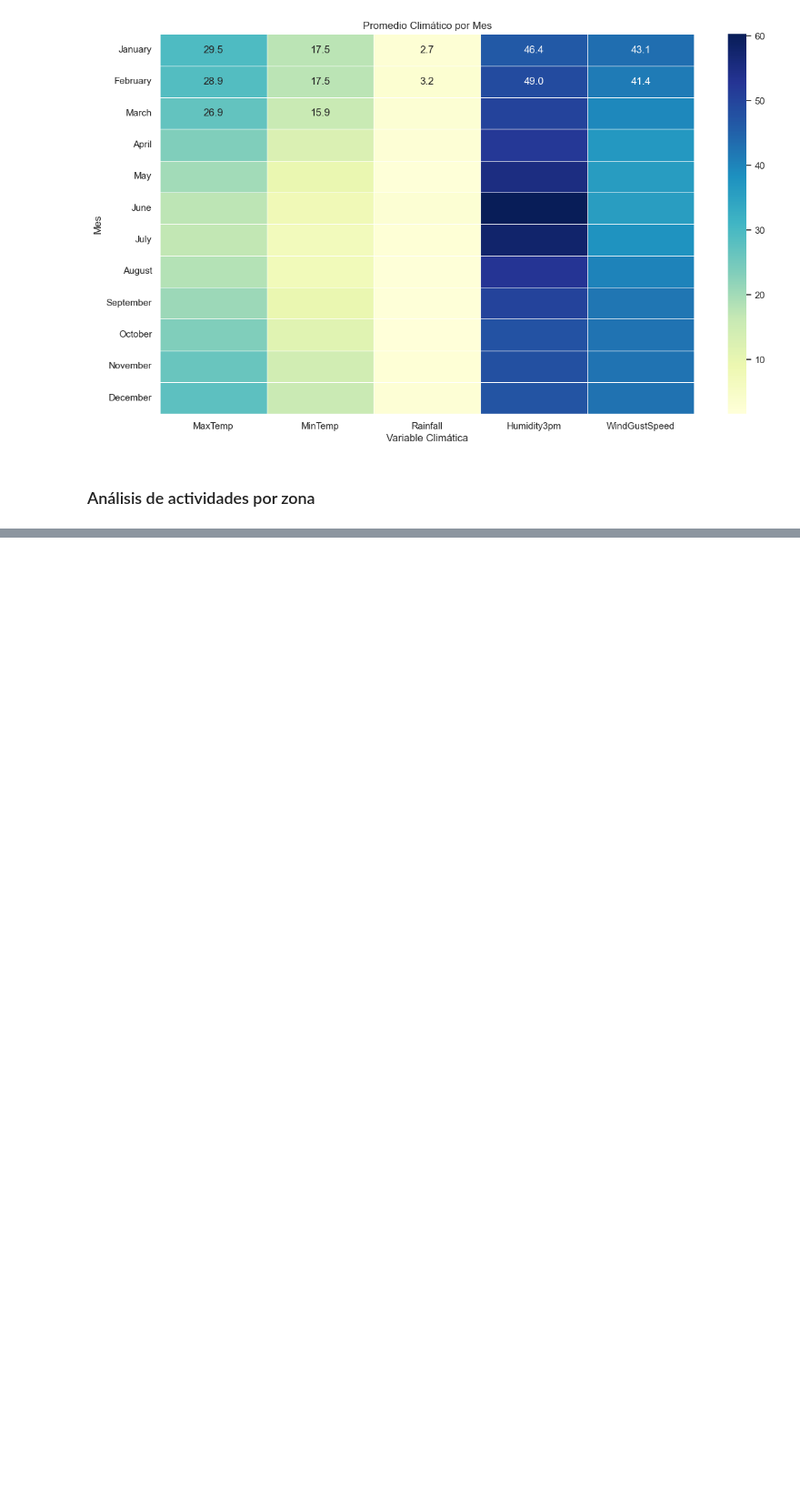
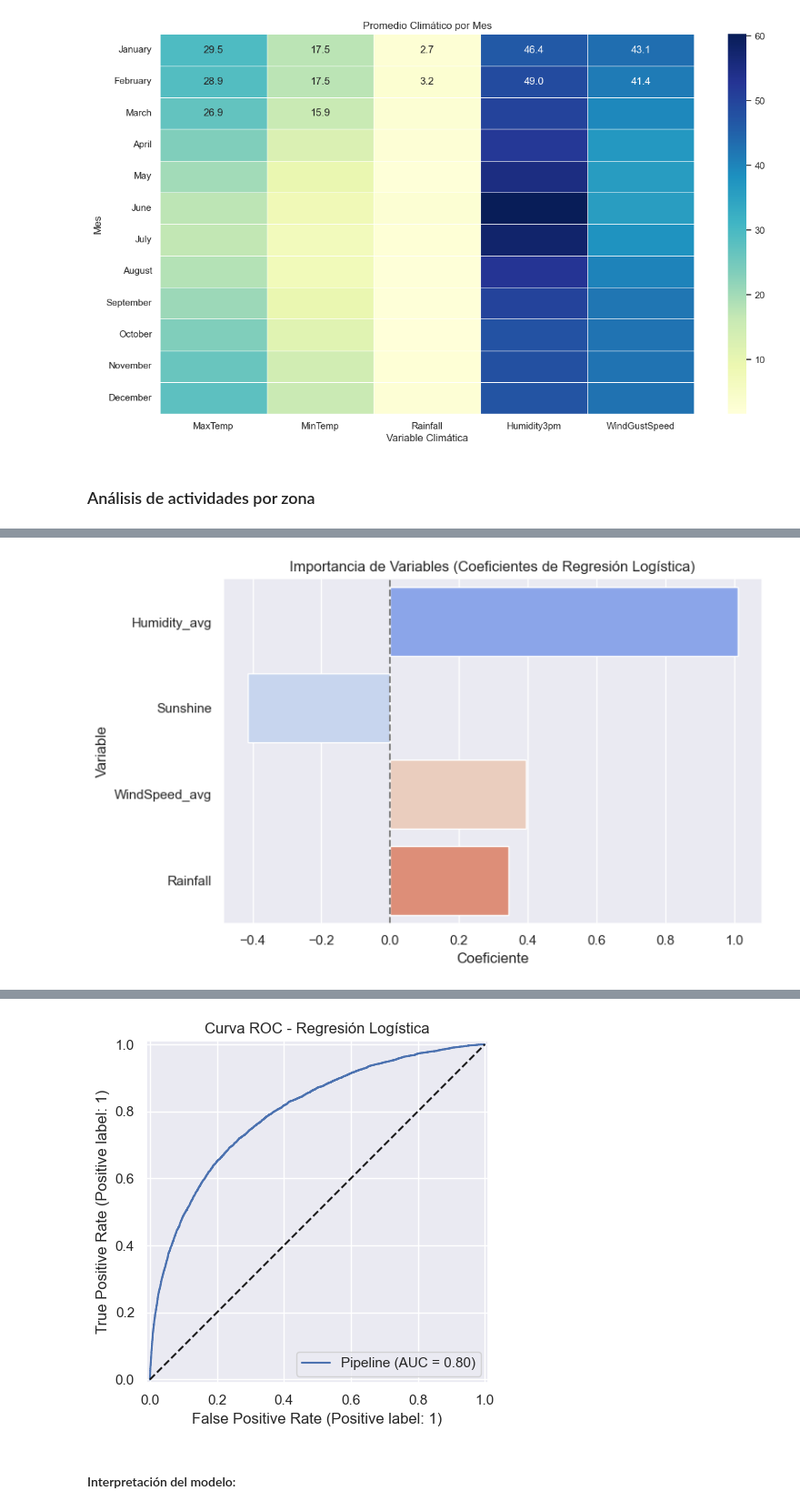
Before and after one commit to Manolowo/MineriadeDatos_Meteorologia, a Jupyter notebook: commonwealth/notebooks/CRISP-DM.ipynb, the cells around one changed output, grey strips where cells are left out. Shown at 91% size. Saved outputs shown, nothing was run; the diff lists cells and outputs as text; code cells hidden in the pictures; blank space fills up the shorter version.

```diff
--- a/commonwealth/notebooks/CRISP-DM.ipynb
+++ b/commonwealth/notebooks/CRISP-DM.ipynb
@@ -810,0 +1377,66 @@ plt.show()
+# %%
+vars_tree = ['Humidity_avg', 'WindSpeed_avg', 'Sunshine', 'Rainfall']
+df_tree = df_c[vars_tree + ['RainTomorrow']].dropna().copy()
+
+# Codificar la variable objetivo
+df_tree['RainTomorrow'] = LabelEncoder().fit_transform(df_tree['RainTomorrow'])
+
+# Definir variables independientes y dependiente
+X = df_tree[vars_tree]
+y = df_tree['RainTomorrow']
+
+# Dividir en entrenamiento y prueba (misma semilla para comparabilidad)
+X_train, X_test, y_train, y_test = train_test_split(X, y, test_size=0.2, random_state=42)
+
+# Crear pipeline con escalado y modelo
+logreg = make_pipeline(
+    StandardScaler(),
+    LogisticRegression(
+        class_weight='balanced',
+        max_iter=1000,
+        random_state=42,
+        solver='lbfgs'
+    )
+)
+
+# Entrenar modelo
+logreg.fit(X_train, y_train)
+
+# Predecir
+y_pred = logreg.predict(X_test)
+y_proba = logreg.predict_proba(X_test)[:, 1]
+
+# Evaluación
+print("Accuracy:", accuracy_score(y_test, y_pred))
+print("\nMatriz de Confusión:\n", confusion_matrix(y_test, y_pred))
+print("\nReporte de Clasificación:\n", classification_report(y_test, y_pred))
+print("\nAUC-ROC:", roc_auc_score(y_test, y_proba))
+
+# Coeficientes del modelo
+print("\nCoeficientes del modelo:")
+for feature, coef in zip(vars_tree, logreg.named_steps['logisticregression'].coef_[0]):
+    print(f"{feature}: {coef:.4f}")
+
+
+# Gráfico de los coeficientes del modelo
+coefficients = logreg.named_steps['logisticregression'].coef_[0]
+coef_df = pd.DataFrame({
+    'Variable': vars_tree,
+    'Coeficiente': coefficients
+}).sort_values(by='Coeficiente', key=abs, ascending=False)
+
+plt.figure(figsize=(8, 5))
+sns.barplot(x='Coeficiente', y='Variable', data=coef_df, palette='coolwarm')
+plt.title('Importancia de Variables (Coeficientes de Regresión Logística)')
+plt.axvline(0, color='gray', linestyle='--')
+plt.tight_layout()
+plt.show()
+
+# 2. Curva ROC
+RocCurveDisplay.from_estimator(logreg, X_test, y_test)
+plt.title("Curva ROC - Regresión Logística")
+plt.plot([0, 1], [0, 1], 'k--')
+plt.grid(True)
+plt.tight_layout()
+plt.show()
+# %% [output]
@@ -810,0 +1461 @@ plt.show()
+[figure, added]
@@ -810,0 +1463,3 @@ plt.show()
+[figure, added]
+# %% [markdown]
+#### Interpretación del modelo:
```
Also changed, not shown: parts of 81 cells of this notebook, 4 other files.
